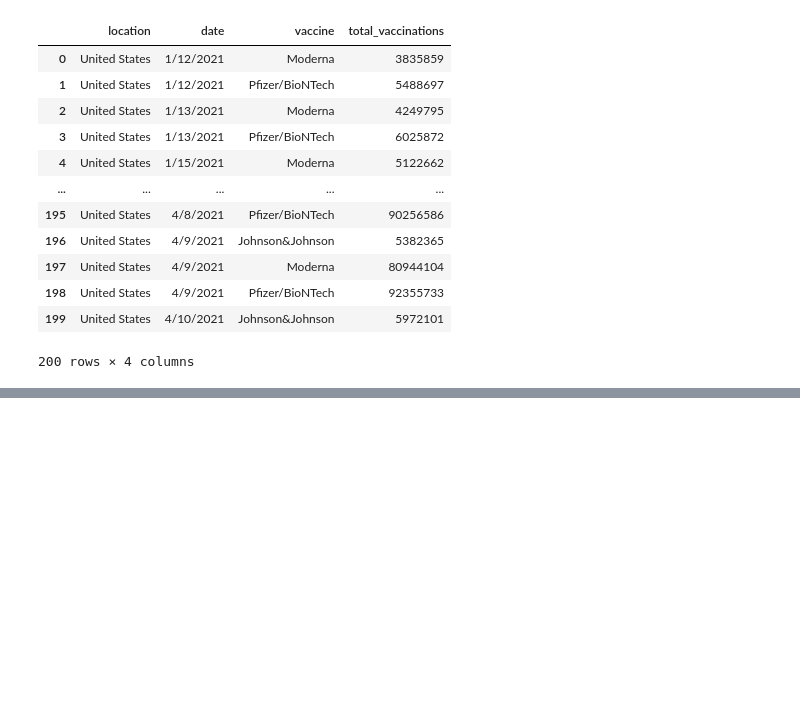
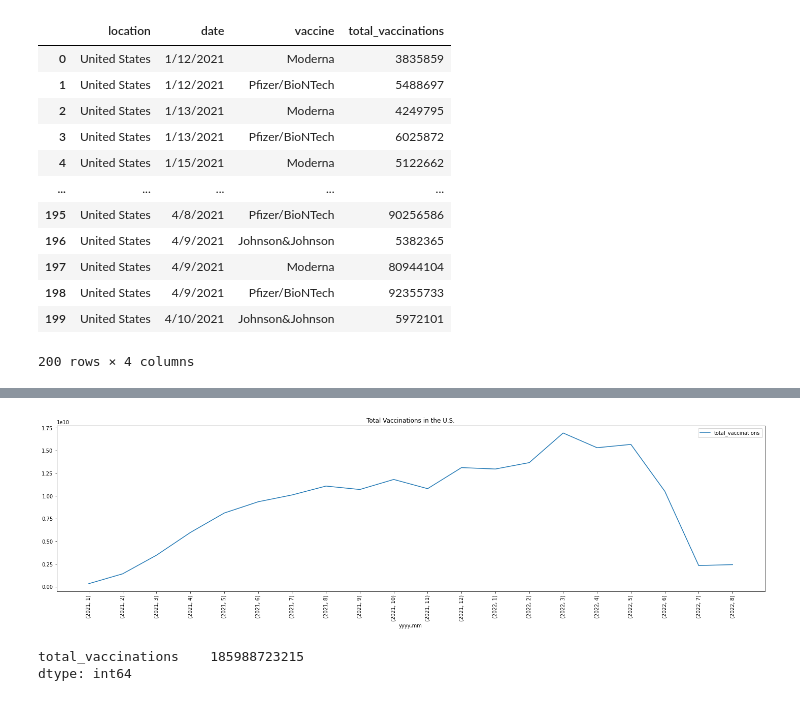
Before and after one commit to tashunaj/team-5, a Jupyter notebook: script.py.ipynb, the cells around one changed output, grey strips where cells are left out. Saved outputs shown, nothing was run; the diff lists cells and outputs as text; code cells hidden in the pictures; blank space fills up the shorter version.

```diff
--- a/script.py.ipynb
+++ b/script.py.ipynb
@@ -162,0 +174,3 @@ us_df.head(200)
+# %%
+us_df['date'] = pd.to_datetime(us_df['date'])
+us_df['date'].dt.to_period('M')
@@ -162,0 +190,4 @@ us_df.head(200)
+# %%
+us_df['yyyy'] = pd.to_datetime(us_df['date']).dt.year
+us_df['mm'] = pd.to_datetime(us_df['date']).dt.month
+us_df.head()
@@ -162,0 +212,3 @@ us_df.head(200)
+# %%
+grouped_us_df = us_df.groupby(['yyyy','mm']).sum()
+grouped_us_df.head(50)
@@ -162,0 +234,11 @@ us_df.head(200)
+# %%
+grouped_us_df[['total_vaccinations']].plot(kind="line",title = "Total Vaccinations in the U.S.", rot = 90, figsize = (25,6) )
+plt.xticks(range(0,len(grouped_us_df.index)), grouped_us_df.index)
+plt.show()
+# %% [output]
+[figure, added]
+# %%
+grouped_us_df.sum()
+# %% [output]
+total_vaccinations    185988723215
+dtype: int64
```
Also changed, not shown: parts of 8 cells of this notebook.
